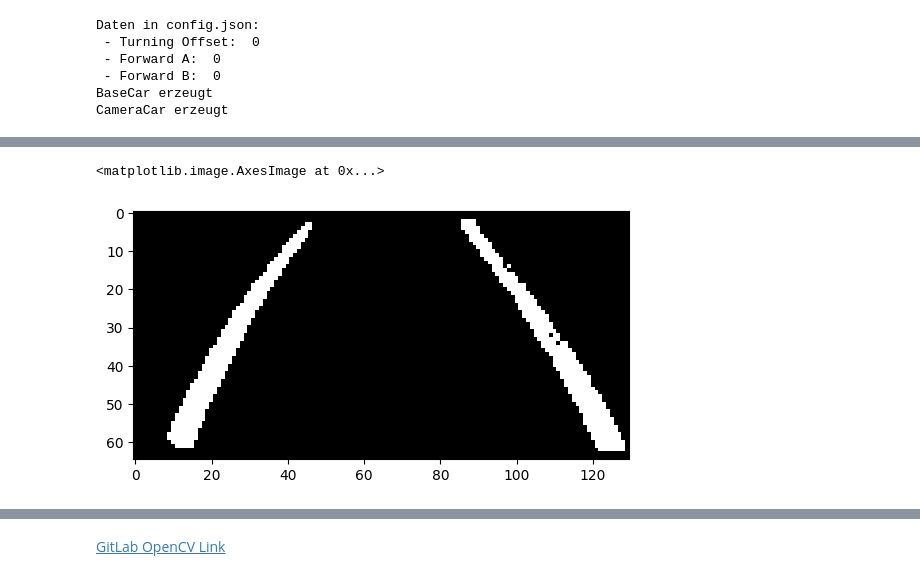
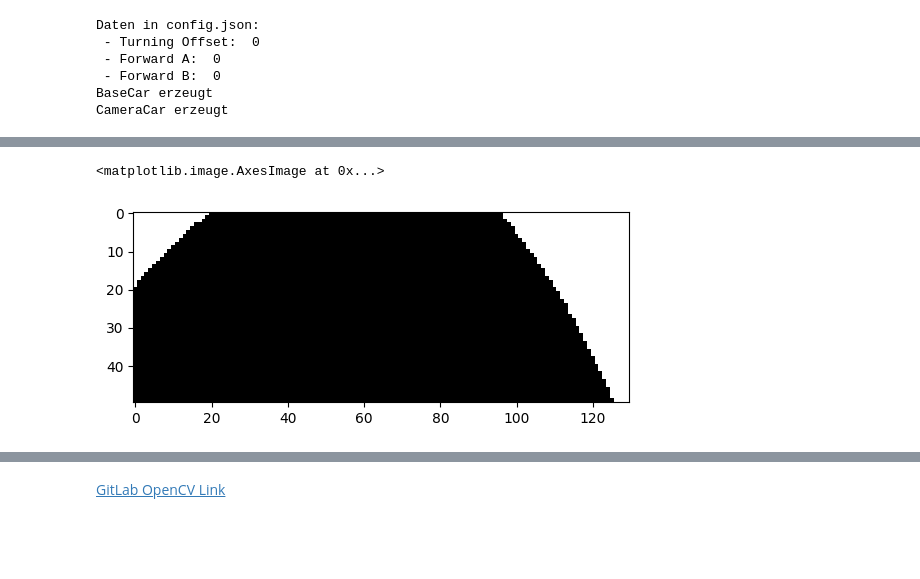
Before and after one commit to svenkll/C2C_PP_02, a Jupyter notebook: Testing.ipynb, the cells around one changed output, grey strips where cells are left out. Cells and saved outputs as stored; diff of their text form; code cells hidden in the pictures; blank space fills up the shorter version.

```diff
--- a/Testing.ipynb
+++ b/Testing.ipynb
@@ -43,7 +44,7 @@ Daten in config.json:
 BaseCar erzeugt
 CameraCar erzeugt
 # %%
-img = cv2.imread("/home/pi/Desktop/git/Bild.jpg")
+img = cv2.imread("/home/pi/Desktop/git/C2C_PP_02/Bild.jpg")
 img_small = cv2.resize(img, None, fx=0.25, fy=0.25)
 plt.imshow(img_small)
 # %% [output]
@@ -52,5 +53,5 @@ plt.imshow(img_small)
 # %%
-img_cropped = img_small[25:90, 10:140, :]
+img_cropped = img_small.copy()[40:90, 20:150, :]
 hsv = cv2.cvtColor(img_cropped,cv2.COLOR_BGR2HSV)
 plt.imshow(hsv)
 # %% [output]
@@ -59,9 +60,9 @@ plt.imshow(hsv)
 # %%
-lower_blue = np.array([30, 50, 50])
-upper_blue = np.array([60, 200, 200])
+lower_blue = np.array([90, 0, 0])
+upper_blue = np.array([130, 255, 255])
 
-img_filtered = cv2.inRange(img_cropped, lower_blue, upper_blue)
+img_filtered = cv2.inRange(hsv, lower_blue, upper_blue)
 plt.imshow(img_filtered, cmap="gray")
 # %% [output]
 <matplotlib.image.AxesImage at 0x...>
-[figure, old version]
+[figure, new version]
```
Also changed, not shown: parts of 13 cells of this notebook, 1 other file.
